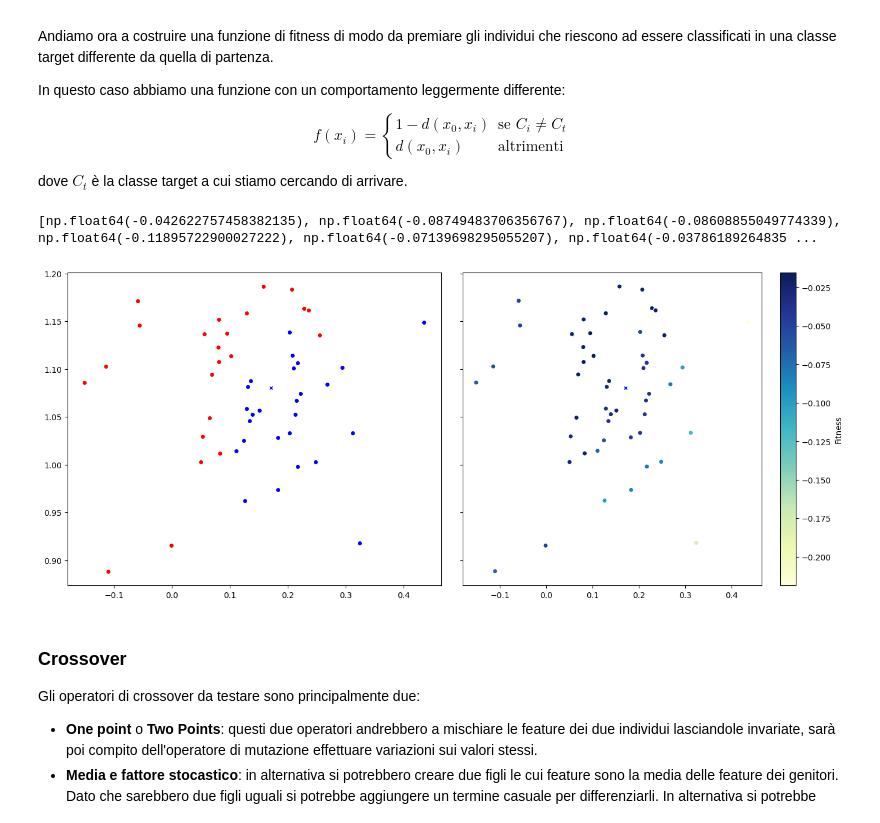
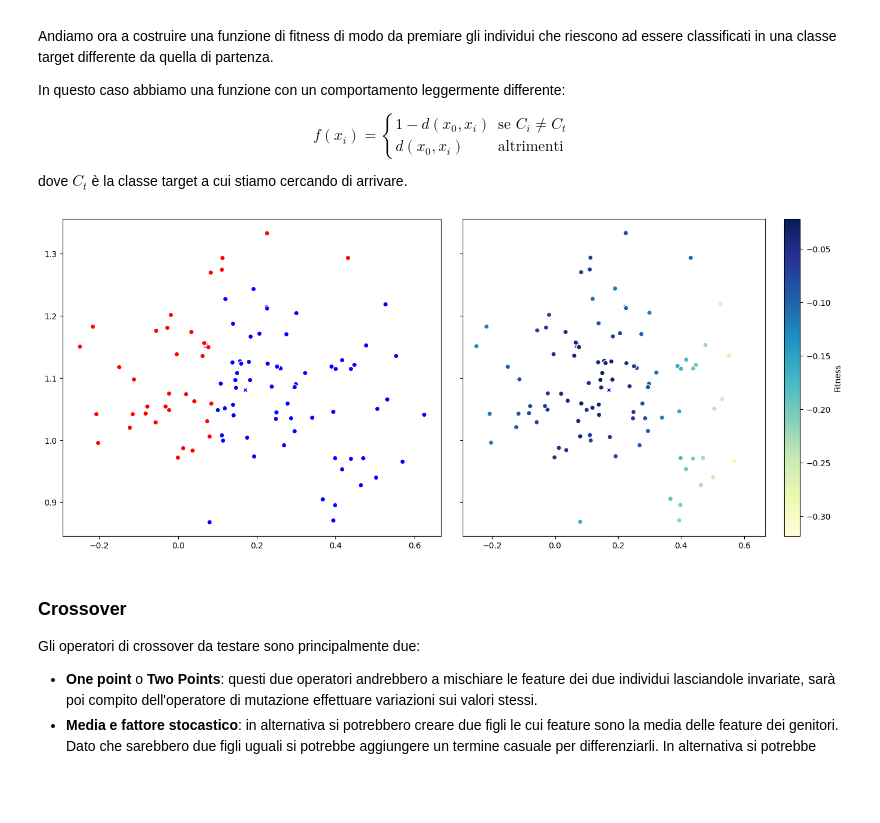
Before and after one commit to FedericoBustaffa/thesis, a Jupyter notebook: src/explain_classifier.ipynb, the cells around one changed output. Saved outputs shown, nothing was run; the diff lists cells and outputs as text; code cells hidden in the pictures; blank space fills up the shorter version.

```diff
--- a/src/explain_classifier.ipynb
+++ b/src/explain_classifier.ipynb
@@ -196,10 +196,10 @@ def generate_uniform(point, sigma, alpha: float) -> np.ndarray:
 
 
 toolbox = base.ToolBox()
-toolbox.set_generation(generate_normal, point=point, sigma=sigma, alpha=0.1)
+toolbox.set_generation(generate_normal, point=point, sigma=sigma, alpha=0.15)
 
 # generazione di una popolazione composta da 50 individui
-population = toolbox.generate(50)
+population = toolbox.generate(100)
 synth_points = np.array([i.chromosome for i in population])
 
 plt.figure(figsize=(10, 6))
@@ -306,7 +306,7 @@ def same_evaluate(chromosome, point, classifier, sigma, eps=0.02, alpha=0.8):
 
 
 toolbox.set_weights((-1.0,))
-toolbox.set_evaluation(same_evaluate, point, classifier, sigma, 0.02, 0.8)
+toolbox.set_evaluation(same_evaluate, point, classifier, sigma, 0.02, 0.7)
 population = list(map(toolbox.evaluate, population))
 # %% [markdown]
 Abbiamo quindi una funzione che, oltre quindi a parametri come il punto di
@@ -412,39 +415,51 @@ def other_evaluate(chromosome, point, target, classifier, sigma, eps=0.02, alpha
         distance = distance + epsilon
 
     # compute classification penalty
-    target_class = 1 - alpha if target == synth_class else alpha
+    target_class = 1 - alpha if target == synth_class[0] else alpha
 
     return (target_class * distance,)
 
 
 toolbox.set_weights((-1.0,))
-toolbox.set_evaluation(other_evaluate, point=point, target=(point_class + 1) % 2, classifier=classifier, sigma=sigma, eps=0.02, alpha=0.8)
+toolbox.set_evaluation(
+    other_evaluate,
+    point=point,
+    target=(point_class + 1) % 2,
+    classifier=classifier,
+    sigma=sigma,
+    eps=0.02,
+    alpha=0.7,
+)
 population = list(map(toolbox.evaluate, population))
 # %%
 fig, (ax1, ax2) = plt.subplots(1, 2, sharey=True, figsize=(14, 6))
 plt.tight_layout()
 
 synth_classes = [classifier.predict(sp.reshape(1, -1)) for sp in synth_points]
 
 scls0 = [i for i in range(len(synth_classes)) if synth_classes[i] == 0]
 scls1 = [i for i in range(len(synth_classes)) if synth_classes[i] == 1]
 
 # classification plot
 ax1.scatter(synth_points[scls0].T[0], synth_points[scls0].T[1], c="r", ec="w")
 ax1.scatter(synth_points[scls1].T[0], synth_points[scls1].T[1], c="b", ec="w")
 ax1.scatter(point[0], point[1], c=c, ec="w", marker="X")
 
 # fitness plot
 fitness_values = [i.fitness for i in population]
-print(fitness_values)
-sc = ax2.scatter(synth_points.T[0], synth_points.T[1], c=fitness_values, ec="w", cmap=plt.get_cmap("YlGnBu"))
+sc = ax2.scatter(
+    synth_points.T[0],
+    synth_points.T[1],
+    c=fitness_values,
+    ec="w",
+    cmap=plt.get_cmap("YlGnBu"),
+)
 fig.colorbar(sc, ax=ax2, label="Fitness")
 ax2.scatter(point[0], point[1], c=c, ec="w", marker="X")
 
 plt.show()
 # %% [output]
-[np.float64(-0.042622757458382135), np.float64(-0.08749483706356767), np.float64(-0.08608855049774339), np.float64(-0.11895722900027222), np.float64(-0.07139698295055207), np.float64(-0.03786189264835 ...
-[figure, old version]
+[figure, new version]
 # %% [markdown]
 ### Crossover
 
```
Also changed, not shown: parts of 12 cells of this notebook.
